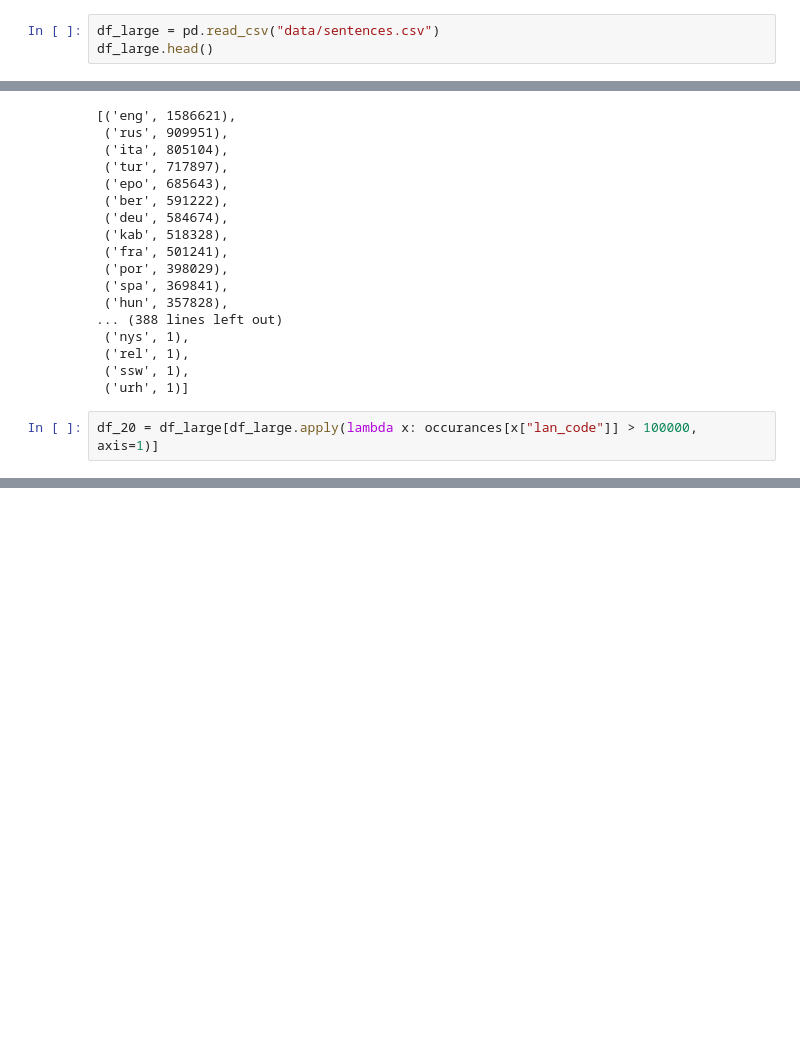
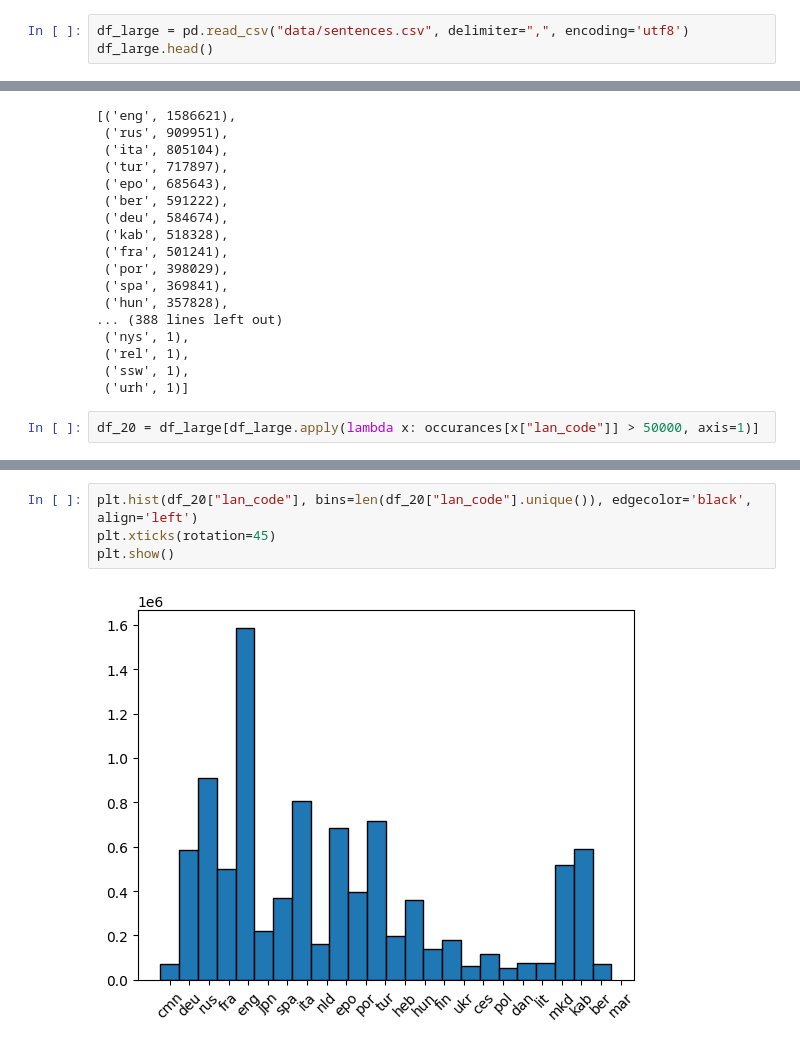
Before and after one commit to PiotrCenda/lang-detection, a Jupyter notebook: data_exploration.ipynb, the cells around one changed output, grey strips where cells are left out. Drawn from its saved outputs; the diff is of its cells as text; blank space fills up the shorter version.

Commit message:
data filtering and extracting

```diff
--- a/data_exploration.ipynb
+++ b/data_exploration.ipynb
@@ -7,5 +10,5 @@ import pandas as pd
 # %%
-df_large = pd.read_csv("data/sentences.csv")
+df_large = pd.read_csv("data/sentences.csv", delimiter=",", encoding='utf8')
 df_large.head()
 # %% [output]
 |  | id | lan_code | sentence |
@@ -66,5 +79,5 @@ occurances_sort
  ('ssw', 1),
  ('urh', 1)]
 # %%
-df_20 = df_large[df_large.apply(lambda x: occurances[x["lan_code"]] > 100000, axis=1)]
+df_20 = df_large[df_large.apply(lambda x: occurances[x["lan_code"]] > 50000, axis=1)]
 # %%
@@ -71,0 +129,6 @@ df_20.to_csv("data/sentences_top20.csv", sep='\t', encoding='utf-8')
+# %%
+plt.hist(df_20["lan_code"], bins=len(df_20["lan_code"].unique()), edgecolor='black', align='left')
+plt.xticks(rotation=45)
+plt.show()
+# %% [output]
+[figure, added]
```
Also changed, not shown: parts of 16 cells of this notebook, 1 other file.
